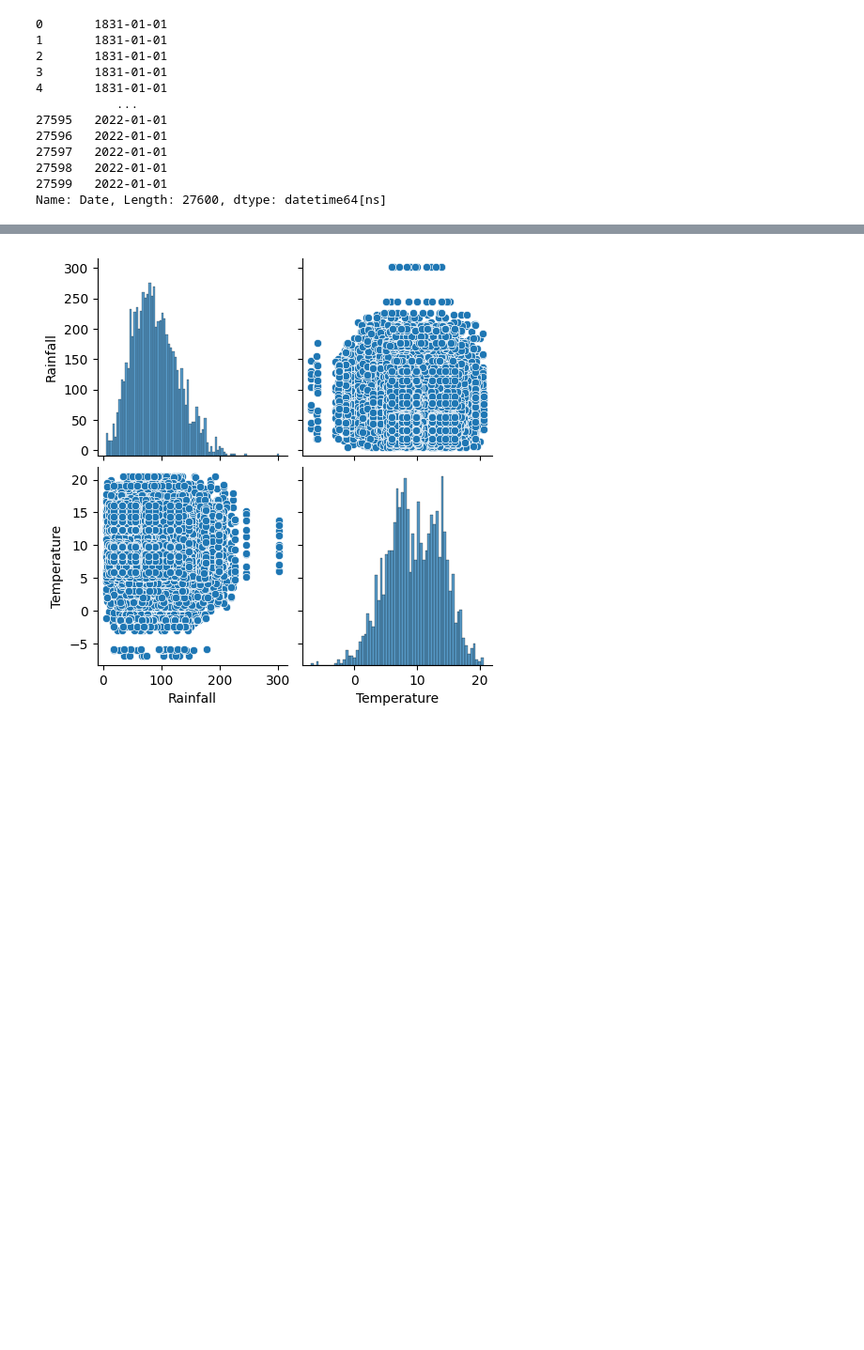
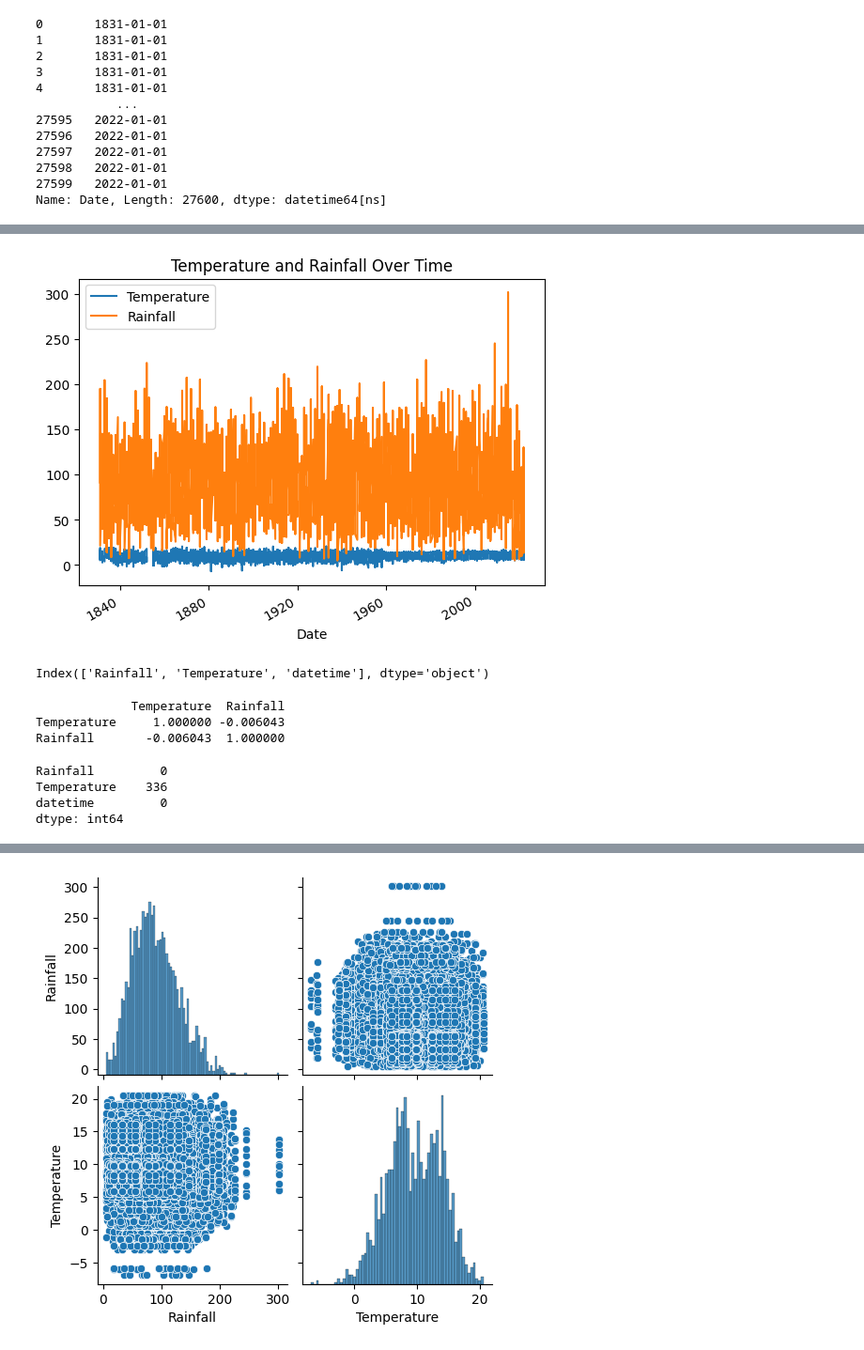
Before and after one commit to Tanjasta/PFDA_Assignment2, a Jupyter notebook: PFDA_Assignment2.ipynb, the cells around one changed output, grey strips where cells are left out. Shown at 94% size. Cells and saved outputs as stored; diff of their text form; code cells hidden in the pictures; blank space fills up the shorter version.

Commit message:
some plots added

```diff
--- a/PFDA_Assignment2.ipynb
+++ b/PFDA_Assignment2.ipynb
@@ -1281,3 +1281,7 @@ merged_df['Date']
 27598   2022-01-01
 27599   2022-01-01
 Name: Date, Length: 27600, dtype: datetime64[ns]
+# %%
+merged_df = merged_df.sort_values('Date')
+# %%
+merged_df.set_index('Date', inplace=True)
@@ -1283,0 +1300,24 @@ Name: Date, Length: 27600, dtype: datetime64[ns]
+# %%
+merged_df[['Temperature', 'Rainfall']].plot()
+plt.title("Temperature and Rainfall Over Time")
+plt.show()
+# %% [output]
+[figure, added]
+# %%
+print(merged_df.columns)
+# %% [output]
+Index(['Rainfall', 'Temperature', 'datetime'], dtype='object')
+# %%
+correlation = merged_df[['Temperature', 'Rainfall']].corr()
+print(correlation)
+# %% [output]
+             Temperature  Rainfall
+Temperature     1.000000 -0.006043
+Rainfall       -0.006043  1.000000
+# %%
+print(merged_df.isnull().sum())
+# %% [output]
+Rainfall         0
+Temperature    336
+datetime         0
+dtype: int64
```
Also changed, not shown: parts of 3 cells of this notebook.
